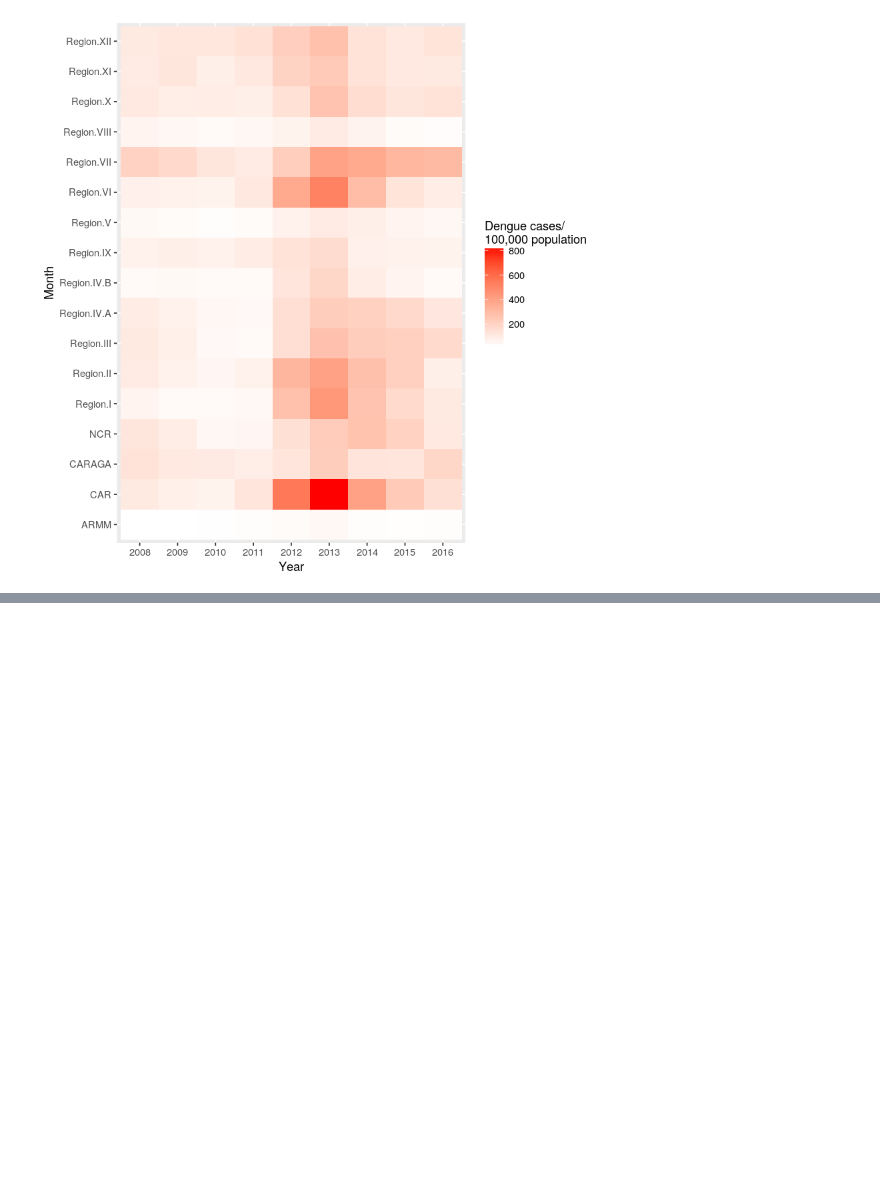
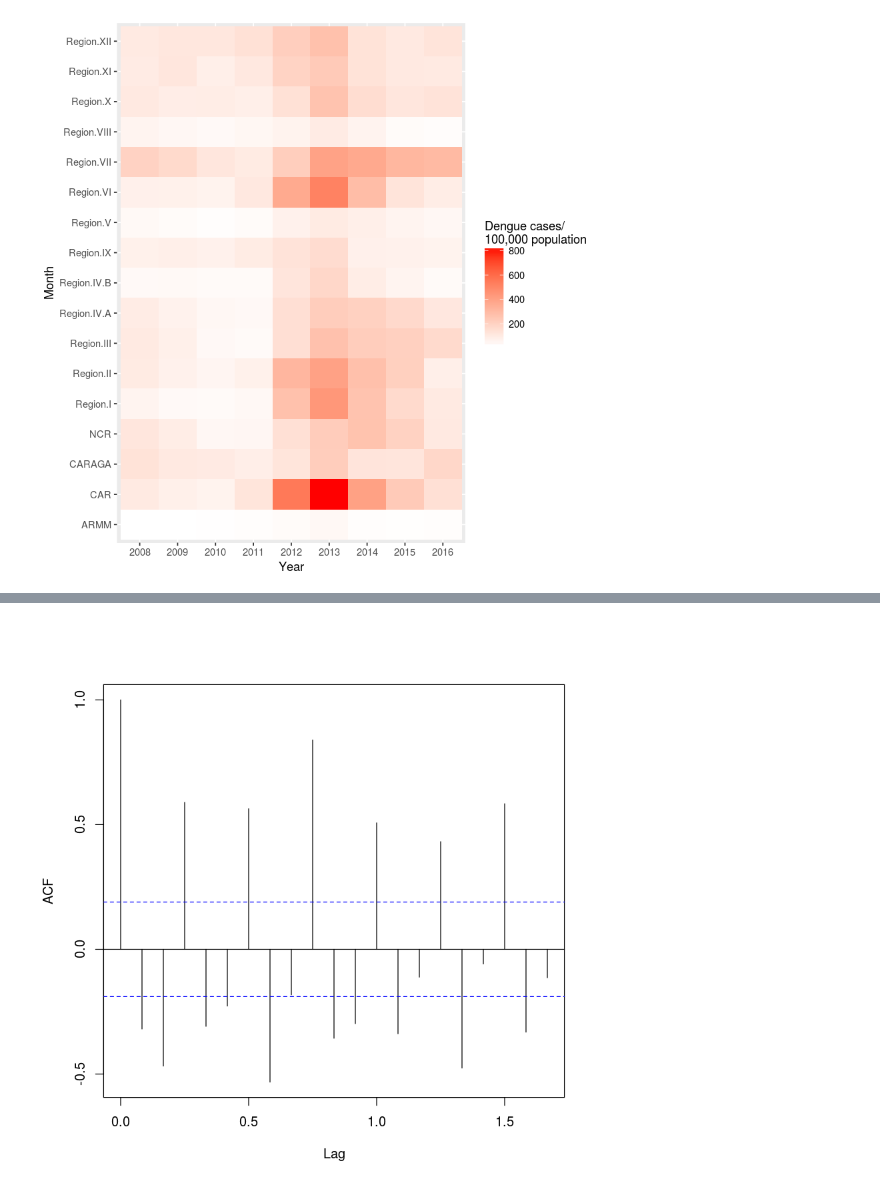
Before and after one commit to Janani2002/dengue_timeseries, a Jupyter notebook: Time Series Analysis for Dengue.ipynb, the cells around one changed output, grey strips where cells are left out. Saved outputs shown, nothing was run; the diff lists cells and outputs as text; code cells hidden in the pictures; blank space fills up the shorter version.

```diff
--- a/Time Series Analysis for Dengue.ipynb
+++ b/Time Series Analysis for Dengue.ipynb
@@ -133,0 +146,6 @@ plot(stl(total_cases_ts, s.window = "periodic"))
+# %%
+total_cases_diff = diff(total_cases_ts, differences = 1)
+# %%
+acf(total_cases_diff, main = "")
+# %% [output]
+[figure, added]
```
Also changed, not shown: parts of 12 cells of this notebook, 1 other file.
